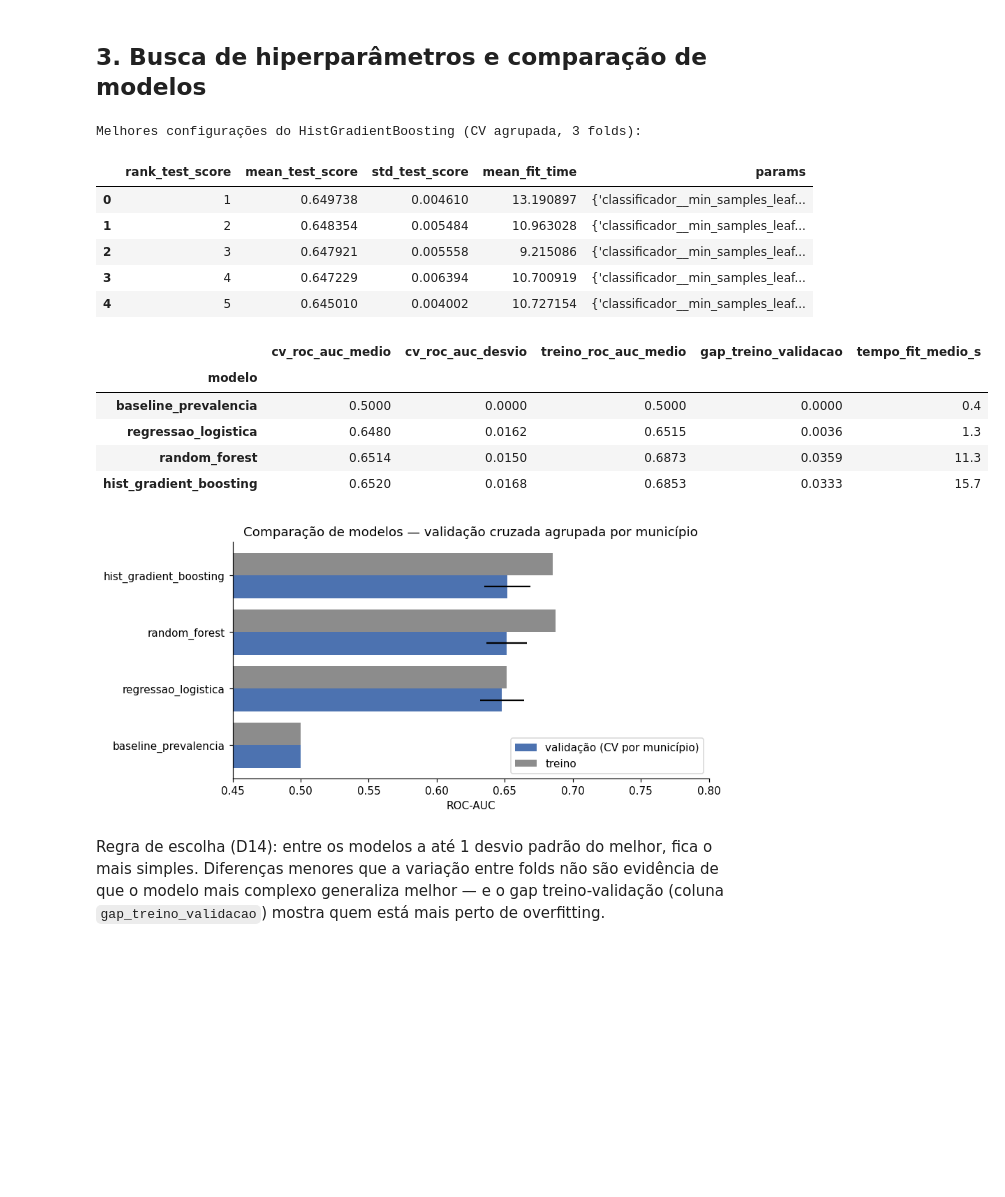
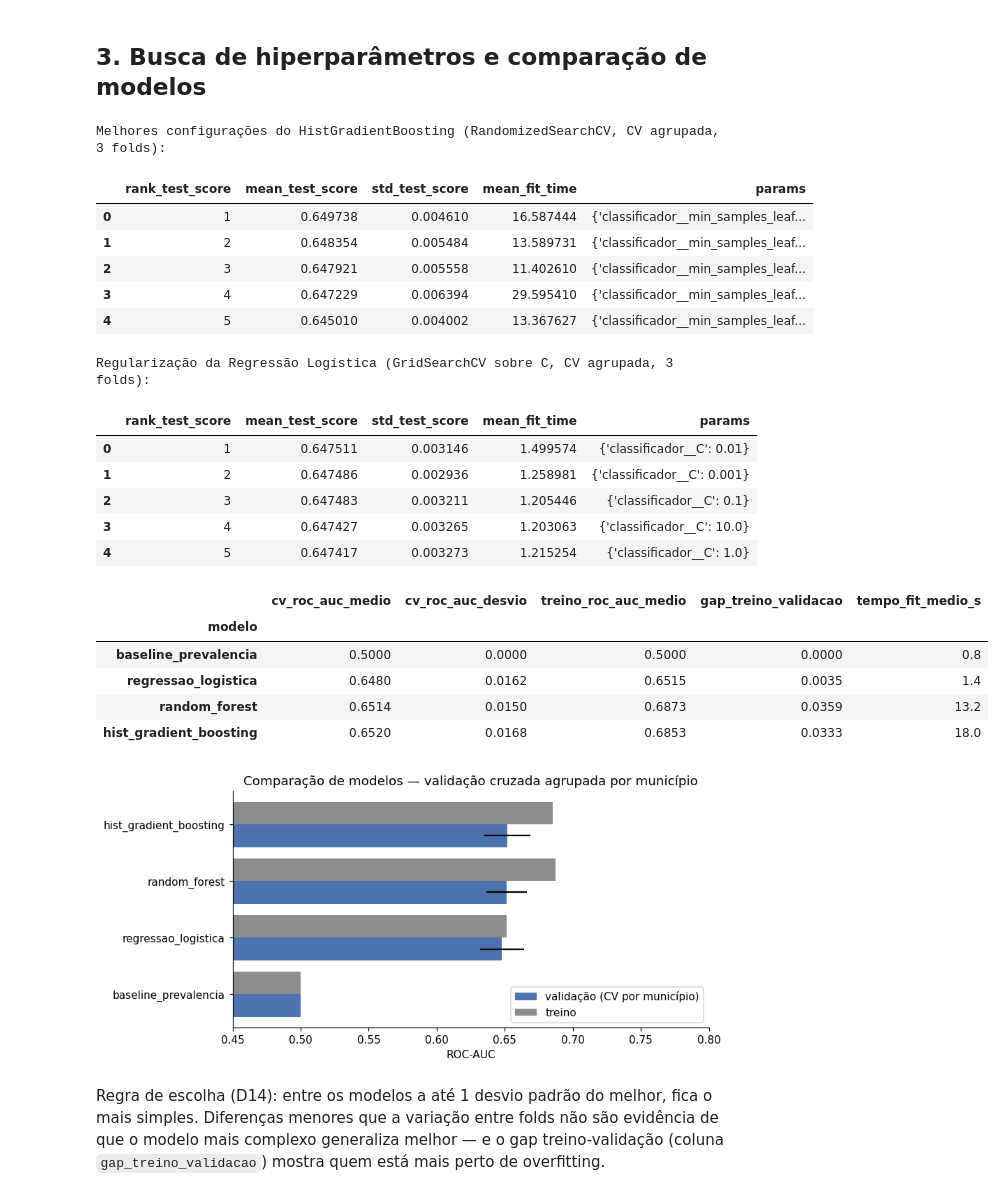
Before and after one commit to Fe-Biaggio/TechChallenge_3, a Jupyter notebook: notebooks/05_resultados_modelo.ipynb, the cells around one changed output. Cells and saved outputs as stored; diff of their text form; code cells hidden in the pictures; blank space fills up the shorter version.

```diff
--- a/notebooks/05_resultados_modelo.ipynb
+++ b/notebooks/05_resultados_modelo.ipynb
@@ -82,25 +82,35 @@ aleatório por aluno superestimaria o resultado.
 ## 3. Busca de hiperparâmetros e comparação de modelos
 # %%
 tuning = pd.read_csv(ROOT / "reports" / "tuning_hist_gradient_boosting.csv")
-print("Melhores configurações do HistGradientBoosting (CV agrupada, 3 folds):")
+print("Melhores configurações do HistGradientBoosting (RandomizedSearchCV, CV agrupada, 3 folds):")
 display(tuning.head(5))
+tuning_lr = pd.read_csv(ROOT / "reports" / "tuning_regressao_logistica.csv")
+print("Regularização da Regressão Logística (GridSearchCV sobre C, CV agrupada, 3 folds):")
+display(tuning_lr)
 comparacao = pd.DataFrame(R["comparacao_modelos"]).set_index("modelo")
 display(comparacao)
 display(Image(filename=str(ROOT / "images" / "04_comparacao_modelos.png")))
 # %% [output]
-Melhores configurações do HistGradientBoosting (CV agrupada, 3 folds):
+Melhores configurações do HistGradientBoosting (RandomizedSearchCV, CV agrupada, 3 folds):
 |  | rank_test_score | mean_test_score | std_test_score | mean_fit_time | params |
-| 0 | 1 | 0.649738 | 0.004610 | 13.190897 | {'classificador__min_samples_leaf... |
-| 1 | 2 | 0.648354 | 0.005484 | 10.963028 | {'classificador__min_samples_leaf... |
-| 2 | 3 | 0.647921 | 0.005558 | 9.215086 | {'classificador__min_samples_leaf... |
-| 3 | 4 | 0.647229 | 0.006394 | 10.700919 | {'classificador__min_samples_leaf... |
-| 4 | 5 | 0.645010 | 0.004002 | 10.727154 | {'classificador__min_samples_leaf... |
+| 0 | 1 | 0.649738 | 0.004610 | 16.587444 | {'classificador__min_samples_leaf... |
+| 1 | 2 | 0.648354 | 0.005484 | 13.589731 | {'classificador__min_samples_leaf... |
+| 2 | 3 | 0.647921 | 0.005558 | 11.402610 | {'classificador__min_samples_leaf... |
+| 3 | 4 | 0.647229 | 0.006394 | 29.595410 | {'classificador__min_samples_leaf... |
+| 4 | 5 | 0.645010 | 0.004002 | 13.367627 | {'classificador__min_samples_leaf... |
+Regularização da Regressão Logística (GridSearchCV sobre C, CV agrupada, 3 folds):
-|  | cv_roc_auc_medio | cv_roc_auc_desvio | treino_roc_auc_medio | gap_treino_validacao | tempo_fit_medio_s |
-| modelo |  |  |  |  |  |
-| baseline_prevalencia | 0.5000 | 0.0000 | 0.5000 | 0.0000 | 0.4 |
-| regressao_logistica | 0.6480 | 0.0162 | 0.6515 | 0.0036 | 1.3 |
-| random_forest | 0.6514 | 0.0150 | 0.6873 | 0.0359 | 11.3 |
-| hist_gradient_boosting | 0.6520 | 0.0168 | 0.6853 | 0.0333 | 15.7 |
+|  | rank_test_score | mean_test_score | std_test_score | mean_fit_time | params |
+| 0 | 1 | 0.647511 | 0.003146 | 1.499574 | {'classificador__C': 0.01} |
+| 1 | 2 | 0.647486 | 0.002936 | 1.258981 | {'classificador__C': 0.001} |
+| 2 | 3 | 0.647483 | 0.003211 | 1.205446 | {'classificador__C': 0.1} |
+| 3 | 4 | 0.647427 | 0.003265 | 1.203063 | {'classificador__C': 10.0} |
+| 4 | 5 | 0.647417 | 0.003273 | 1.215254 | {'classificador__C': 1.0} |
+|  | cv_roc_auc_medio | cv_roc_auc_desvio | treino_roc_auc_medio | gap_treino_validacao | tempo_fit_medio_s |
+| modelo |  |  |  |  |  |
+| baseline_prevalencia | 0.5000 | 0.0000 | 0.5000 | 0.0000 | 0.8 |
+| regressao_logistica | 0.6480 | 0.0162 | 0.6515 | 0.0035 | 1.4 |
+| random_forest | 0.6514 | 0.0150 | 0.6873 | 0.0359 | 13.2 |
+| hist_gradient_boosting | 0.6520 | 0.0168 | 0.6853 | 0.0333 | 18.0 |
 [figure]
 # %% [markdown]
 Regra de escolha (D14): entre os modelos a até 1 desvio padrão do melhor,
```
Also changed, not shown: parts of 17 cells of this notebook, 3 other files.
